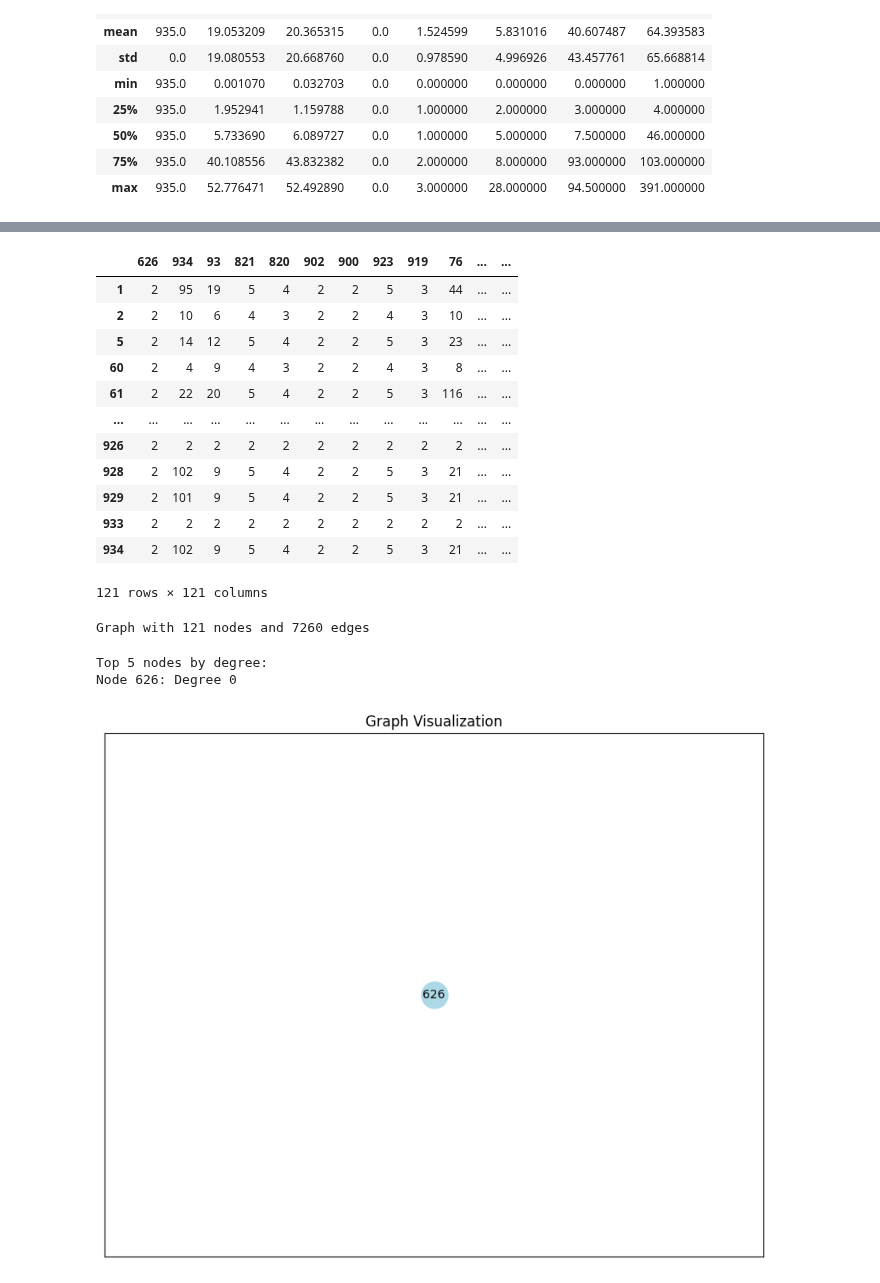
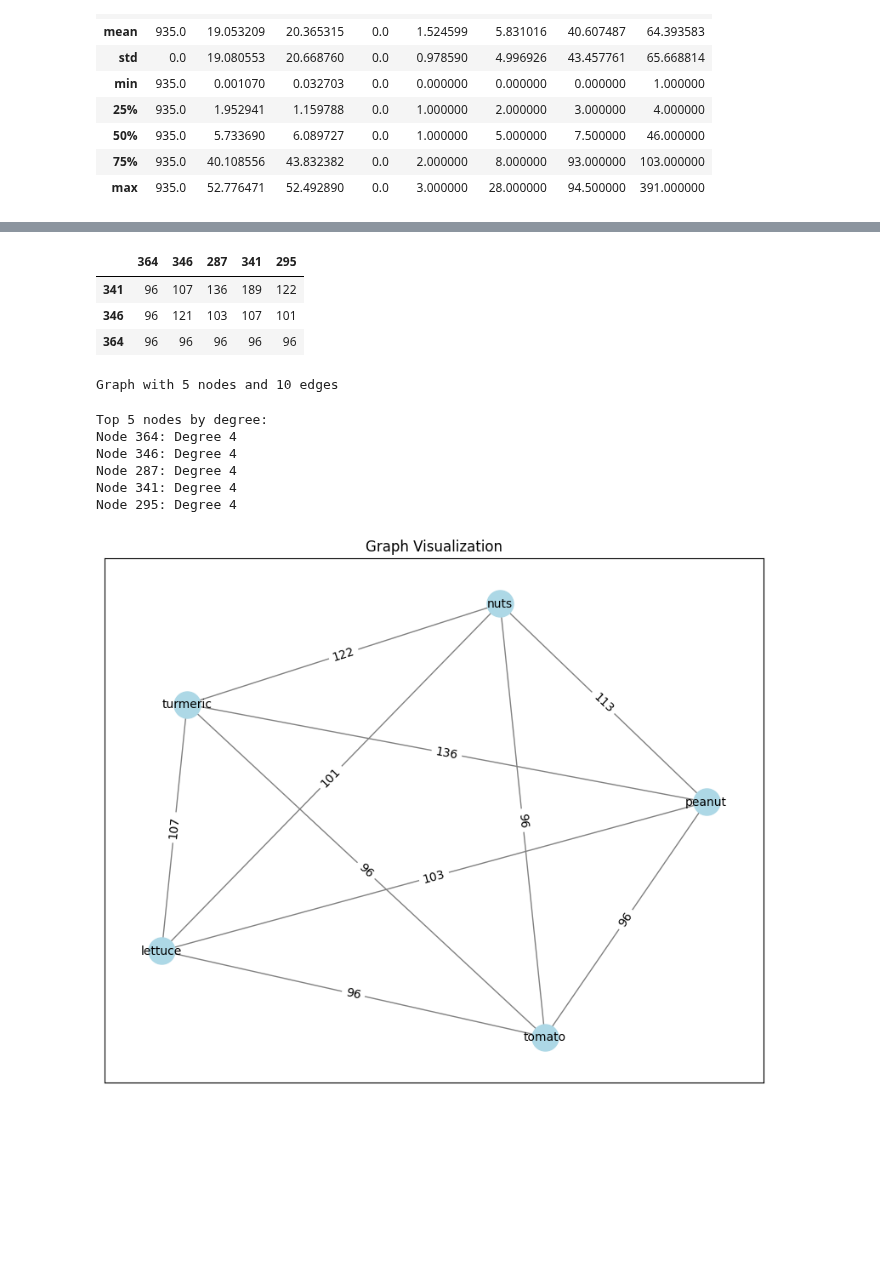
Before and after one commit to MariMurotani/RecipeHack, a Jupyter notebook: jupyter/flavor_db_matrix.ipynb, the cells around one changed output, grey strips where cells are left out. Cells and saved outputs as stored; diff of their text form; code cells hidden in the pictures; blank space fills up the shorter version.

```diff
--- a/jupyter/flavor_db_matrix.ipynb
+++ b/jupyter/flavor_db_matrix.ipynb
@@ -69,7 +70,11 @@ matrix_df.tail(3)
 # 共起関係を計算
 co_occurrence = matrix_df.T.dot(matrix_df)
 # 統計情報を表示
-co_occurrence.describe().transpose().describe()
+describe = co_occurrence.describe().transpose().describe()
+display_threshold = describe['75%']['mean']
+# トマト用
+display_threshold = 95
+describe
 # %% [output]
 |  | count | mean | std | min | 25% | 50% | 75% | max |
 | count | 935.0 | 935.000000 | 935.000000 | 935.0 | 935.000000 | 935.000000 | 935.000000 | 935.000000 |
@@ -82,11 +87,15 @@ co_occurrence.describe().transpose().describe()
 | max | 935.0 | 52.776471 | 52.492890 | 0.0 | 3.000000 | 28.000000 | 94.500000 | 391.000000 |
 # %%
 # 中心ノードを指定指定して共起関係を作成する
-central_entry_id = 626
+central_entry_id = 364
 
 central_occurrence = co_occurrence[co_occurrence.index == central_entry_id].transpose().sort_values(central_entry_id, ascending=False)
 central_occurrence = central_occurrence[central_occurrence[central_entry_id] > 1]
 central_occurrence = central_occurrence.sort_values(central_entry_id, ascending=False)
+
+# 共起関係が強いものでフィルタ
+central_occurrence = central_occurrence.where(central_occurrence > display_threshold, np.nan)
+central_occurrence = central_occurrence.dropna(how='any')
 
 # flavor_dbはdish以外でフィルタする
 # flavor_dbは程よくフィルタしてみる
@@ -115,21 +116,12 @@ pd_filtered
 # %%
 entry_ids = [central_entry_id] + pd_filtered['picked_entry_id'].tolist()
 graph_occurrence = co_occurrence[co_occurrence.index.isin(entry_ids)][entry_ids]
-graph_occurrence
+graph_occurrence.tail(3)
 # %% [output]
-|  | 626 | 934 | 93 | 821 | 820 | 902 | 900 | 923 | 919 | 76 | ... | ... |
-| 1 | 2 | 95 | 19 | 5 | 4 | 2 | 2 | 5 | 3 | 44 | ... | ... |
-| 2 | 2 | 10 | 6 | 4 | 3 | 2 | 2 | 4 | 3 | 10 | ... | ... |
-| 5 | 2 | 14 | 12 | 5 | 4 | 2 | 2 | 5 | 3 | 23 | ... | ... |
-| 60 | 2 | 4 | 9 | 4 | 3 | 2 | 2 | 4 | 3 | 8 | ... | ... |
-| 61 | 2 | 22 | 20 | 5 | 4 | 2 | 2 | 5 | 3 | 116 | ... | ... |
-| ... | ... | ... | ... | ... | ... | ... | ... | ... | ... | ... | ... | ... |
-| 926 | 2 | 2 | 2 | 2 | 2 | 2 | 2 | 2 | 2 | 2 | ... | ... |
-| 928 | 2 | 102 | 9 | 5 | 4 | 2 | 2 | 5 | 3 | 21 | ... | ... |
-| 929 | 2 | 101 | 9 | 5 | 4 | 2 | 2 | 5 | 3 | 21 | ... | ... |
-| 933 | 2 | 2 | 2 | 2 | 2 | 2 | 2 | 2 | 2 | 2 | ... | ... |
-| 934 | 2 | 102 | 9 | 5 | 4 | 2 | 2 | 5 | 3 | 21 | ... | ... |
+|  | 364 | 346 | 287 | 341 | 295 |
+| 341 | 96 | 107 | 136 | 189 | 122 |
+| 346 | 96 | 121 | 103 | 107 | 101 |
+| 364 | 96 | 96 | 96 | 96 | 96 |
-121 rows × 121 columns
 # %%
 # 無効グラフの作成
 def create_graph(co_occurrence):
@@ -148,7 +140,7 @@ def create_graph(co_occurrence):
 G = create_graph(graph_occurrence)
 print(G)
 # %% [output]
-Graph with 121 nodes and 7260 edges
+Graph with 5 nodes and 10 edges
 # %%
 # 中心ノードを指定して部分グラフを作成
 #max_hops= 1
@@ -164,29 +156,36 @@ for node, degree in sorted_degrees[:5]:
     print(f"Node {node}: Degree {degree}")
 # %% [output]
 Top 5 nodes by degree:
-Node 626: Degree 0
+Node 364: Degree 4
+Node 346: Degree 4
+Node 287: Degree 4
+Node 341: Degree 4
+Node 295: Degree 4
+# %%
+label_names = flavor_db[['entry_id', 'alias']].set_index('entry_id').to_dict()['alias']
+labels = {node: f"{label_names[node]}" for node in G.nodes()}
 # %%
 def draw_graph(G):
     plt.figure(figsize=(10, 8))  # グラフのサイズを指定
     pos = nx.spring_layout(G)  # ノードの配置を設定（spring_layout は一般的に使われるレイアウト）
 
     # ノードを描画
     nx.draw_networkx_nodes(G, pos, node_size=500, node_color='lightblue')
 
     # エッジを描画
     nx.draw_networkx_edges(G, pos, edgelist=G.edges(), edge_color='gray')
 
     # ノードのラベルを描画
-    nx.draw_networkx_labels(G, pos, font_size=10, font_color='black')
+    nx.draw_networkx_labels(G, pos, labels=labels, font_size=10, font_color='black')
 
     # エッジの重みを描画
     edge_labels = nx.get_edge_attributes(G, 'weight')
     nx.draw_networkx_edge_labels(G, pos, edge_labels=edge_labels)
 
     plt.title('Graph Visualization')
     plt.show()
 
 # グラフ G を描画
 draw_graph(G)
 # %% [output]
-[figure, old version]
+[figure, new version]
```
Also changed, not shown: parts of 3 cells of this notebook.
